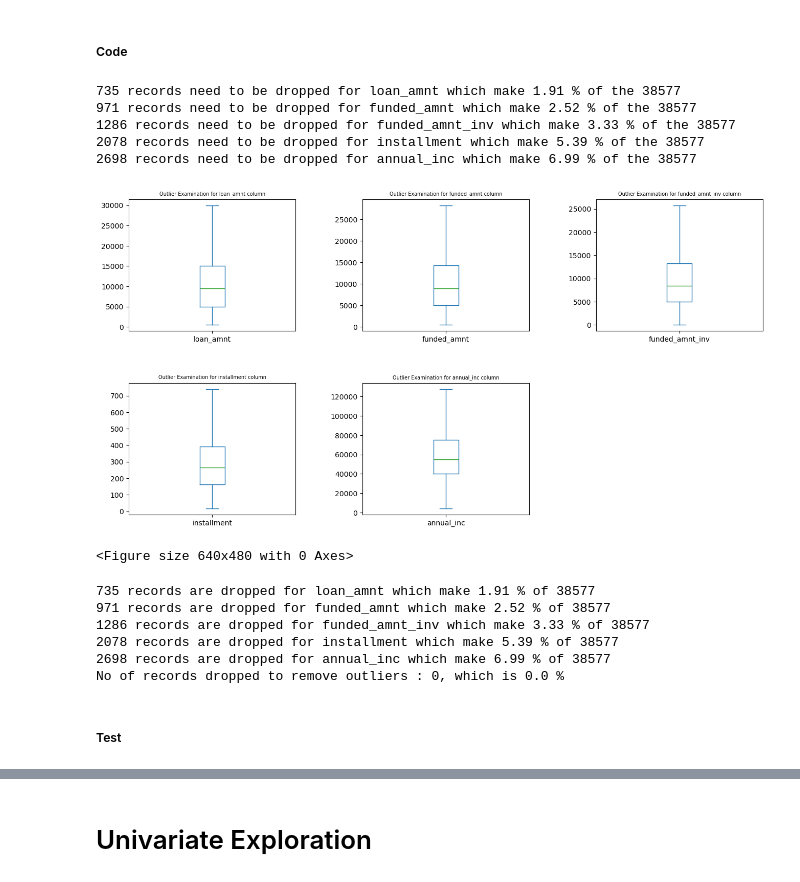
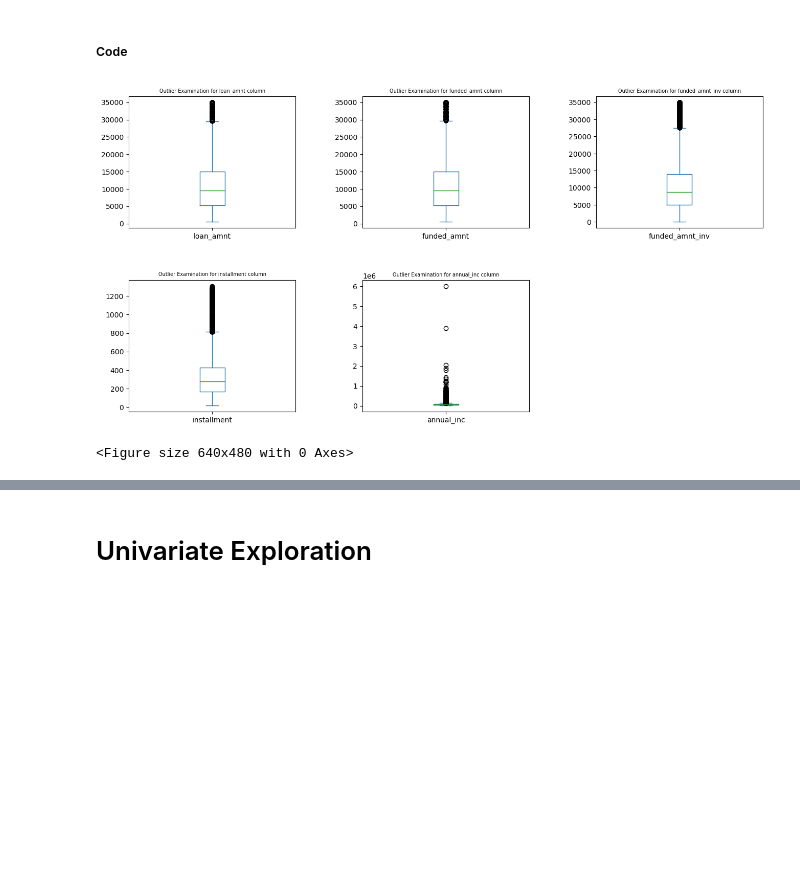
Before and after one commit to AnkitSurana/LendingClubCaseStudy, a Jupyter notebook: Ankit/Group_Facilitator_Name.ipynb, the cells around one changed output, grey strips where cells are left out. Cells and saved outputs as stored; diff of their text form; code cells hidden in the pictures; blank space fills up the shorter version.

```diff
--- a/Ankit/Group_Facilitator_Name.ipynb
+++ b/Ankit/Group_Facilitator_Name.ipynb
@@ -322,6 +324,10 @@ for col in df_clean.columns.to_list():
 # %%
 # Converting to float type
 df_clean['int_rate'] = df_clean['int_rate'].astype("float")
+# %%
+# Converting to Categories
+columns = ['emp_length', 'home_ownership', 'grade', 'sub_grade', 'loan_status','purpose', 'term', 'verification_status']
+df_clean[columns] = df_clean[columns].astype("category")
 # %% [markdown]
 ##### Test
 # %%
@@ -352,11 +358,11 @@ memory usage: 6.2+ MB
 # %% [markdown]
 ##### Code
 # %%
-#Breaking down the date column into smaller metrics like : years and months and dropping the issue_d column
+#Breaking down the date column into smaller metrics like : years and months
 
 df_clean['issue_d_year'] = df_clean['issue_d'].dt.year
 df_clean['issue_d_month'] = df_clean['issue_d'].dt.month_name()
-df_clean.drop('issue_d', axis=1, inplace=True)
+# df_clean.drop('issue_d', axis=1, inplace=True)
 
 #Update the data_dictionary by removing the issue_d
 # data_dictionary = data_dictionary[data_dictionary.LoanStatNew.isin(['issue_d']) == False].reset_index(drop=True)
@@ -591,48 +588,8 @@ class outliers:
 # %%
-loan_amnt = outliers(df_clean, 'loan_amnt', 0, 30100,  1)
-loan_amnt.outlier_plot()
-
-funded_amnt = outliers(df_clean, 'funded_amnt', 0, 28550,  2)
-funded_amnt.outlier_plot()
-
-funded_amnt_inv = outliers(df_clean, 'funded_amnt_inv', 0, 25822,  3)
-funded_amnt_inv.outlier_plot()
-
-installment = outliers(df_clean, 'installment', 0, 740,  4)
-installment.outlier_plot()
-
-annual_inc = outliers(df_clean, 'annual_inc', 0, 127741,  5)
-annual_inc.outlier_plot()
-
+cols = ['loan_amnt', 'funded_amnt','funded_amnt_inv','installment','annual_inc']
+outlier_plot(df_clean, cols)
 plt.show()
 plt.tight_layout()
 # %% [output]
+[figure, new version]
-735 records need to be dropped for loan_amnt which make 1.91 % of the 38577
-971 records need to be dropped for funded_amnt which make 2.52 % of the 38577
-1286 records need to be dropped for funded_amnt_inv which make 3.33 % of the 38577
-2078 records need to be dropped for installment which make 5.39 % of the 38577
-2698 records need to be dropped for annual_inc which make 6.99 % of the 38577
+<Figure size 640x480 with 0 Axes>
-[figure, old version]
-<Figure size 640x480 with 0 Axes>
-# %%
-# Dropping the outliers
-
-act_len = df_clean.shape[0]
-
-loan_amnt.drop_outliers()
-funded_amnt.drop_outliers()
-funded_amnt_inv.drop_outliers()
-installment.drop_outliers()
-annual_inc.drop_outliers()
-
-chg_len = df_clean.shape[0]
-print(f"No of records dropped to remove outliers : {act_len - chg_len}, which is {round((act_len - chg_len)/act_len*100, 2)} %")
-# %% [output]
-735 records are dropped for loan_amnt which make 1.91 % of 38577
-971 records are dropped for funded_amnt which make 2.52 % of 38577
-1286 records are dropped for funded_amnt_inv which make 3.33 % of 38577
-2078 records are dropped for installment which make 5.39 % of 38577
-2698 records are dropped for annual_inc which make 6.99 % of 38577
-No of records dropped to remove outliers : 0, which is 0.0 %
-# %% [markdown]
-##### Test
```
Also changed, not shown: parts of 31 cells of this notebook.
